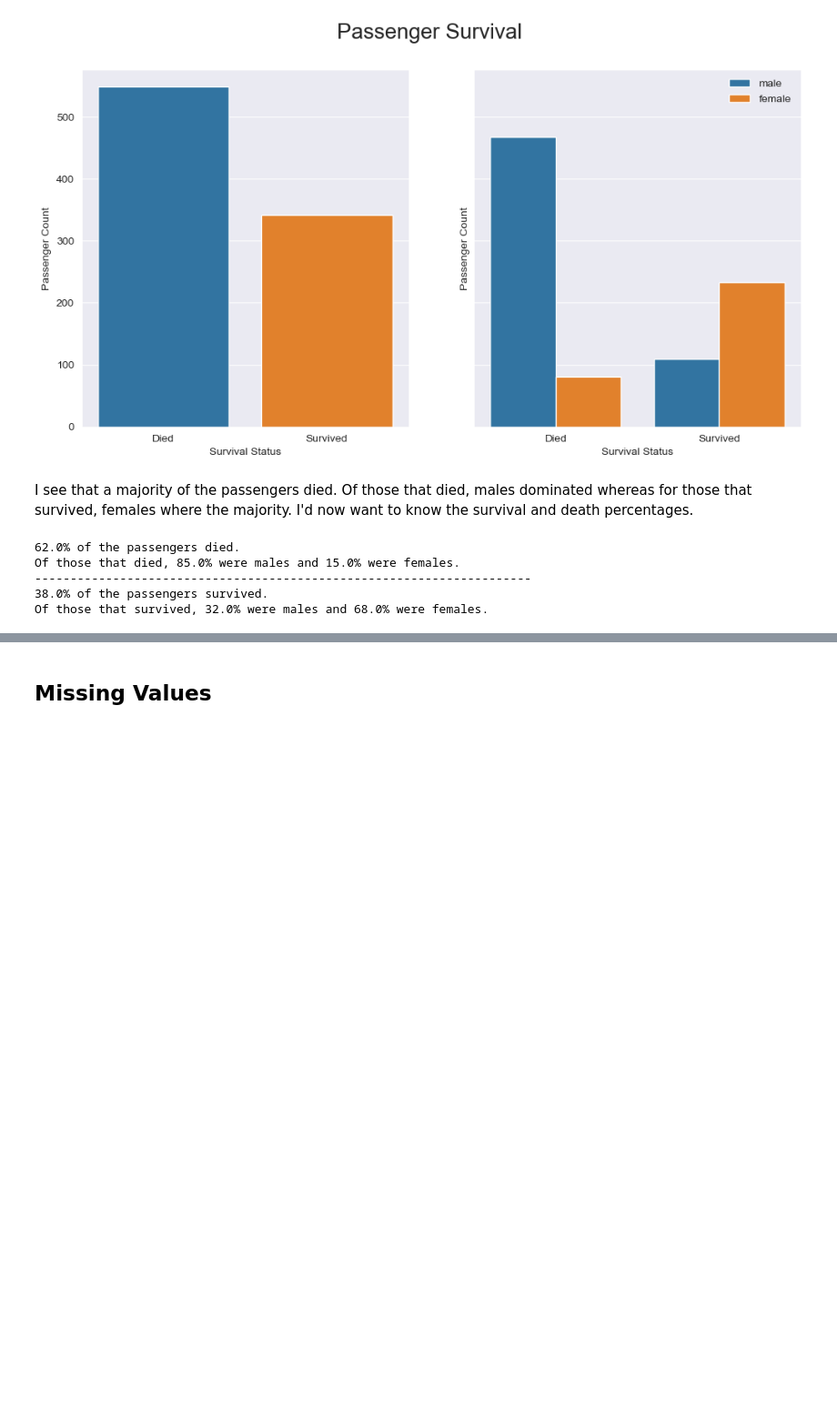
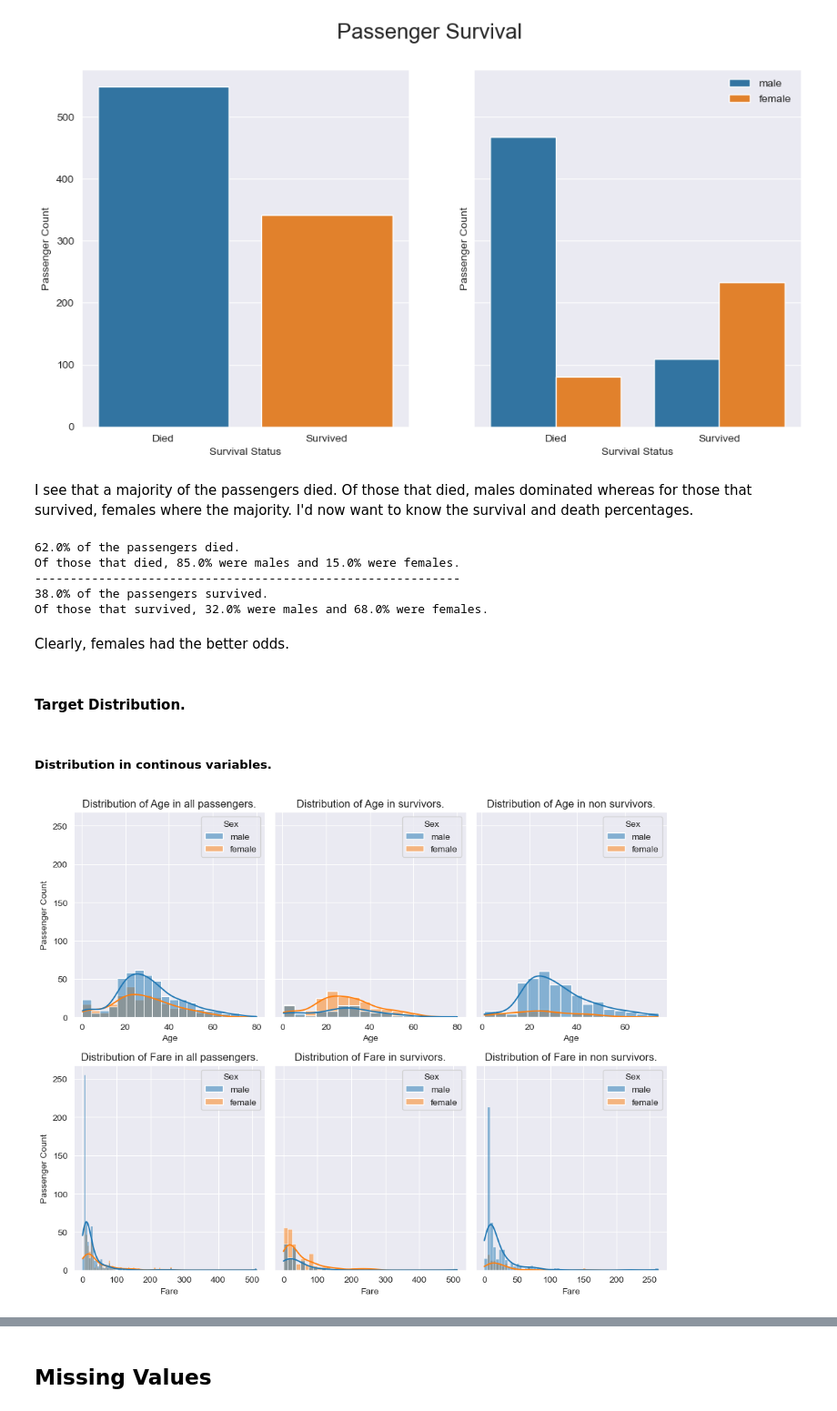
Before and after one commit to kamau96/Data_Science_Android_Web_Development, a Jupyter notebook: Data_Science_Development/Python_Programming/Titanic/survivor_predictor.ipynb, the cells around one changed output, grey strips where cells are left out. Shown at 91% size. Saved outputs shown, nothing was run; the diff lists cells and outputs as text; code cells hidden in the pictures; blank space fills up the shorter version.

Commit message:
Continous done

```diff
--- a/Data_Science_Development/Python_Programming/Titanic/survivor_predictor.ipynb
+++ b/Data_Science_Development/Python_Programming/Titanic/survivor_predictor.ipynb
@@ -134,7 +134,7 @@ def survival_percent(data):
 
             print(f"{died_percent}% of the passengers died.")
             print(f"Of those that died, {male_percent}% were males and {female_percent}% were females.")
-            print(f"{'-'*70}")
+            print(f"{'-'*60}")
         # Thereafter, we look at survivors.
         else:
             survived_count = data["Survived"].sum() # Works because survived is represented as 1.
@@ -152,6 +152,45 @@ survival_percent(train)
 # %% [output]
 62.0% of the passengers died.
 Of those that died, 85.0% were males and 15.0% were females.
-----------------------------------------------------------------------
+------------------------------------------------------------
 38.0% of the passengers survived.
 Of those that survived, 32.0% were males and 68.0% were females.
+# %% [markdown]
+Clearly, females had the better odds.
+# %% [markdown]
+#### Target Distribution.
+# %% [markdown]
+##### Distribution in continous variables.
+# %%
+feature = ["Age", "Fare"]
+
+fig, ax = plt.subplots(2,3, figsize=(10, 8), sharey=True)
+for i, feat in enumerate(feature):
+    # Shows distribution of target in age or fare
+    sns.histplot(data=train,
+                 x=feat,
+                 hue="Sex",
+                 hue_order=["male", "female"],
+                 kde=True,
+                 ax=ax[i, 0])
+    sns.histplot(data=train[train["Survived"]==1],
+                 x=feat,
+                 hue="Sex",
+                 hue_order=["male", "female"],
+                 kde=True,
+                 ax=ax[i, 1])
+    sns.histplot(data=train[train["Survived"]==0],
+                 x=feat,
+                 hue="Sex",
+                 hue_order=["male", "female"],
+                 kde=True,
+                 ax=ax[i, 2])
+    ax[i, 0].set_ylabel("Passenger Count")
+    ax[i, 0].set_title(f"Distribution of {feat} in all passengers.")
+    ax[i, 1].set_title(f"Distribution of {feat} in survivors.")
+    ax[i, 2].set_title(f"Distribution of {feat} in non survivors.")
+
+fig.tight_layout()
+plt.show()
+# %% [output]
+[figure, added]
```
Also changed, not shown: parts of 9 cells of this notebook.
